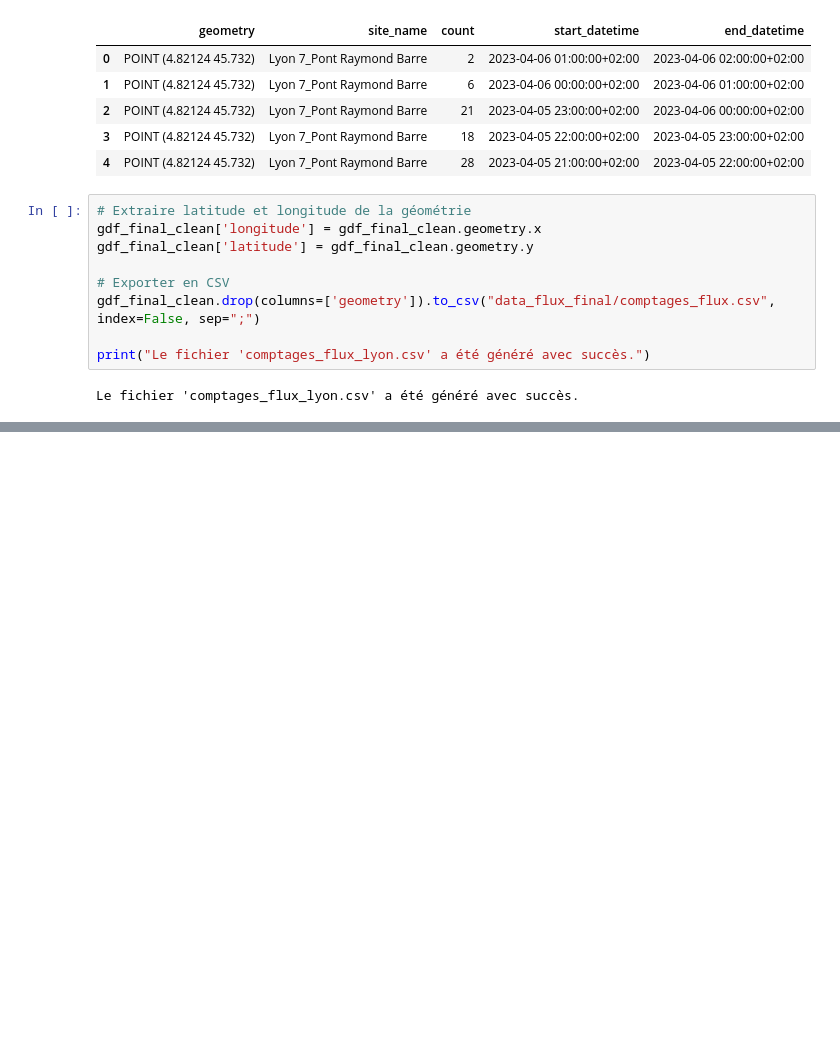
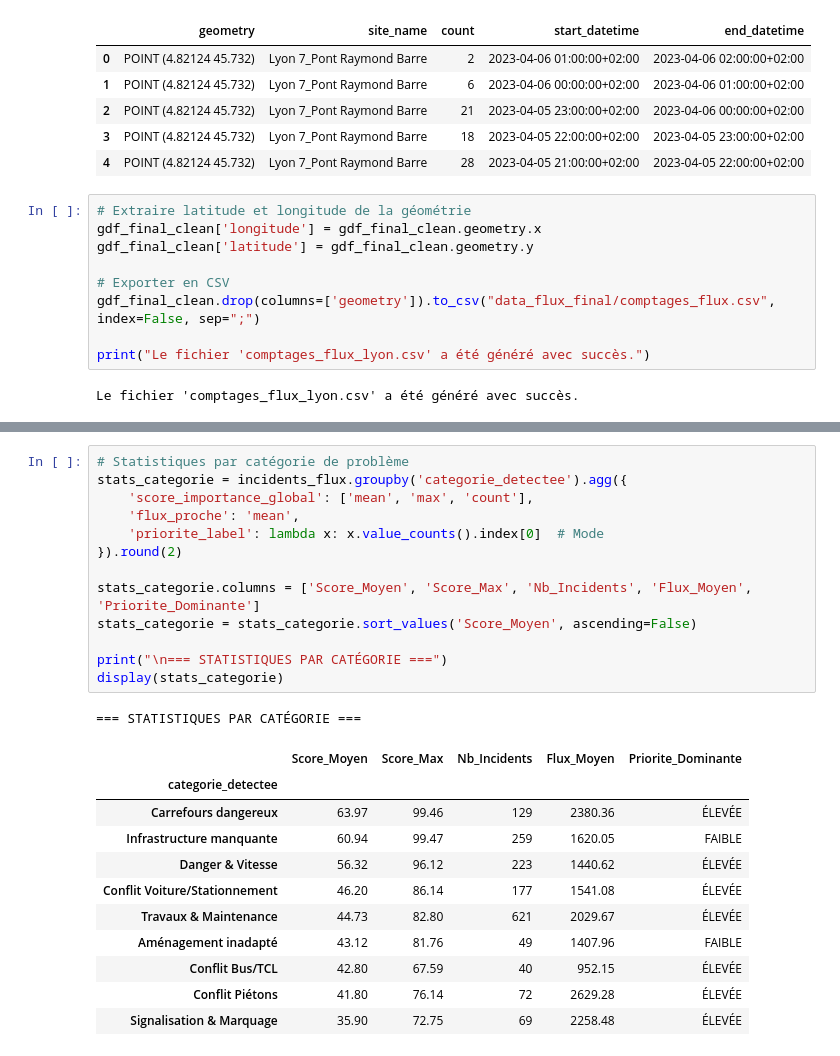
Before and after one commit to Lilian2588/datathon, a Jupyter notebook: main.ipynb, the cells around one changed output, grey strips where cells are left out. Cells and saved outputs as stored; diff of their text form; blank space fills up the shorter version.

```diff
--- a/main.ipynb
+++ b/main.ipynb
@@ -324,0 +678,26 @@ Colonnes: ['Adresse', 'count', 'start_datetime', 'end_datetime', 'longitude', 'l
+# %%
+# Statistiques par catégorie de problème
+stats_categorie = incidents_flux.groupby('categorie_detectee').agg({
+    'score_importance_global': ['mean', 'max', 'count'],
+    'flux_proche': 'mean',
+    'priorite_label': lambda x: x.value_counts().index[0]  # Mode
+}).round(2)
+
+stats_categorie.columns = ['Score_Moyen', 'Score_Max', 'Nb_Incidents', 'Flux_Moyen', 'Priorite_Dominante']
+stats_categorie = stats_categorie.sort_values('Score_Moyen', ascending=False)
+
+print("\n=== STATISTIQUES PAR CATÉGORIE ===")
+display(stats_categorie)
+# %% [output]
+=== STATISTIQUES PAR CATÉGORIE ===
+|  | Score_Moyen | Score_Max | Nb_Incidents | Flux_Moyen | Priorite_Dominante |
+| categorie_detectee |  |  |  |  |  |
+| Carrefours dangereux | 63.97 | 99.46 | 129 | 2380.36 | ÉLEVÉE |
+| Infrastructure manquante | 60.94 | 99.47 | 259 | 1620.05 | FAIBLE |
+| Danger & Vitesse | 56.32 | 96.12 | 223 | 1440.62 | ÉLEVÉE |
+| Conflit Voiture/Stationnement | 46.20 | 86.14 | 177 | 1541.08 | ÉLEVÉE |
+| Travaux & Maintenance | 44.73 | 82.80 | 621 | 2029.67 | ÉLEVÉE |
+| Aménagement inadapté | 43.12 | 81.76 | 49 | 1407.96 | FAIBLE |
+| Conflit Bus/TCL | 42.80 | 67.59 | 40 | 952.15 | ÉLEVÉE |
+| Conflit Piétons | 41.80 | 76.14 | 72 | 2629.28 | ÉLEVÉE |
+| Signalisation & Marquage | 35.90 | 72.75 | 69 | 2258.48 | ÉLEVÉE |
```
Also changed, not shown: parts of 25 cells of this notebook, 4 other files.
